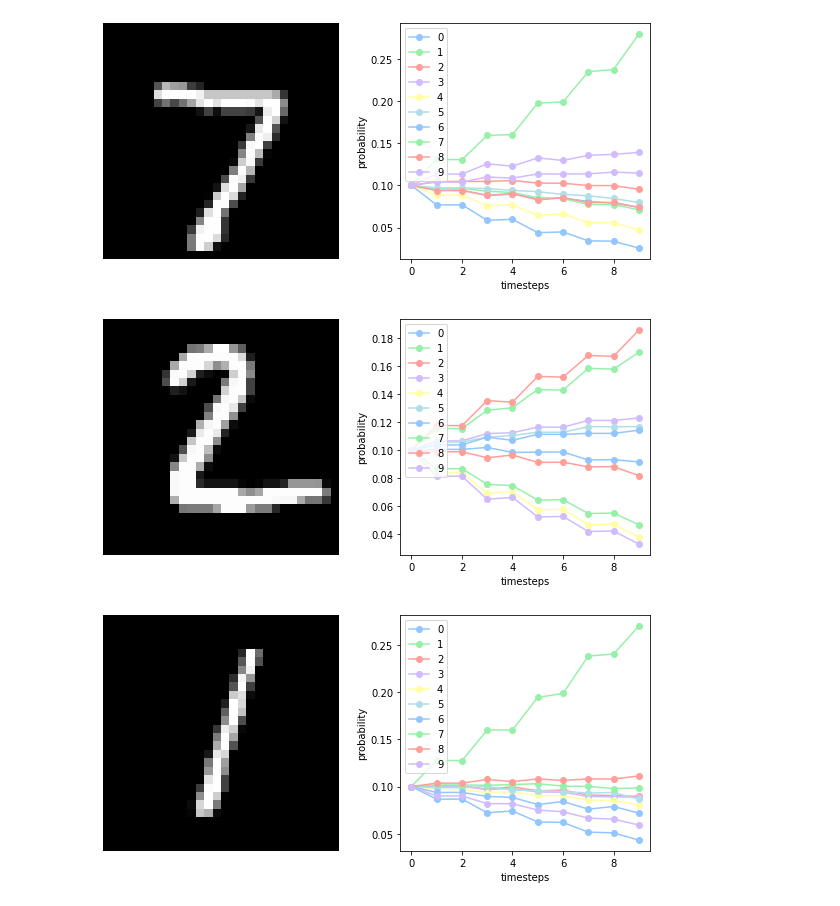
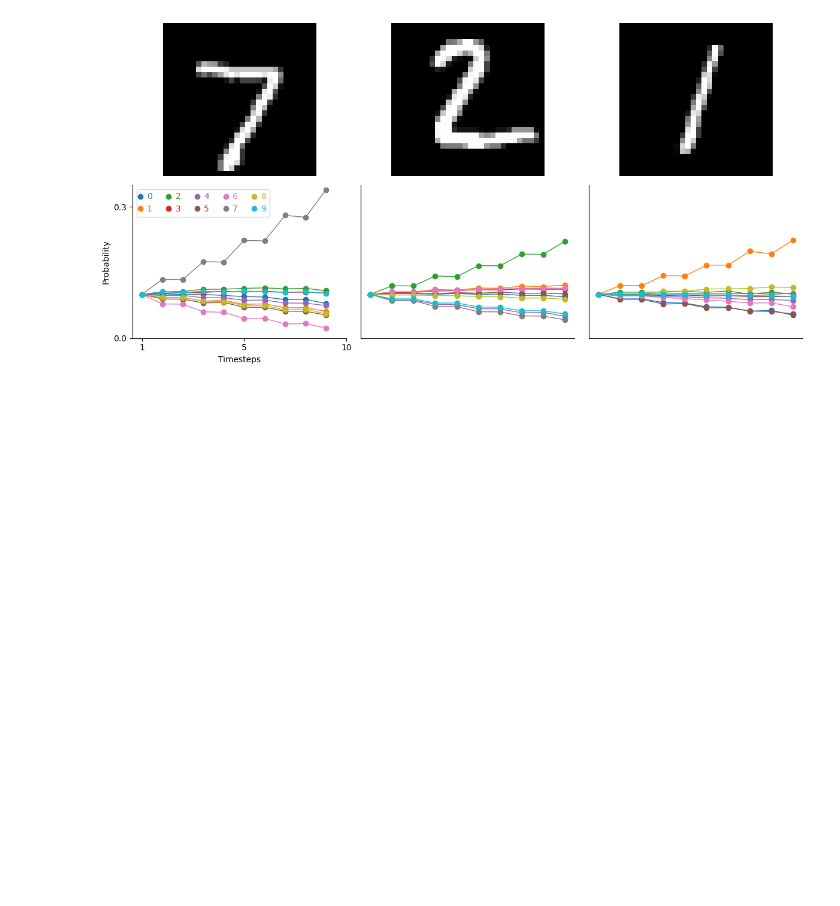
Before and after one commit to atlaie/Case-Studies, a Jupyter notebook: Custom_Spiking_MNIST.ipynb, the cells around one changed output. Saved outputs shown, nothing was run; the diff lists cells and outputs as text; code cells hidden in the pictures; blank space fills up the shorter version.

```diff
--- a/Custom_Spiking_MNIST.ipynb
+++ b/Custom_Spiking_MNIST.ipynb
@@ -5,7 +5,6 @@
 
 %matplotlib inline
 import matplotlib.pyplot as plt
-plt.style.use('seaborn-pastel')
 import numpy as np
 
 import nengo
@@ -160,17 +156,27 @@ Accuracy after training: 0.9497195482254028
 # %%
 data = sim.predict(test_images[:minibatch_size])
+fig, ax = plt.subplots(nrows = 2, ncols = 3, figsize=(12,6))
 
-for i in range(3):
-    plt.figure(figsize=(8, 4))
-    plt.subplot(1, 2, 1)
-    plt.imshow(test_images[i, 0].reshape((28, 28)), cmap="gray")
-    plt.axis("off")
+for ii in range(3):
+    axi = ax[0, ii]
+    axi.imshow(test_images[ii, 0].reshape((28, 28)), cmap="gray")
+    axi.axis("off")
 
-    plt.subplot(1, 2, 2)
-    plt.plot(tf.nn.softmax(data[out_p_filt][i]), marker = 'o')
-    plt.legend([str(i) for i in range(10)], loc="upper left")
-    plt.xlabel("timesteps")
-    plt.ylabel("probability")
-    plt.tight_layout()
+    axi = ax[1, ii]
+    axi.plot(tf.nn.softmax(data[out_p_filt][ii]), marker = 'o', lw = 1)
+    axi.set_ylim([0, 0.35])
+    if ii == 0:
+        axi.set_xlabel("Timesteps")
+        axi.set_ylabel("Probability")
+        axi.set_yticks([0, 0.3])
+        axi.set_xticks(np.arange(0, 11, 5))
+        axi.set_xticklabels(['1','5','10'])
+        axi.legend([str(i) for i in range(10)], ncol = 5, handlelength = 0, labelcolor = 'linecolor', loc = 'upper left')
+
+    else:
+        axi.set_yticks([])
+        axi.set_xticks([])
+sns.despine()
+plt.tight_layout()
 sim.close()
 # %% [output]
@@ -178,3 +183 @@ sim.close()
-[figure, old version]
+[figure, new version]
-[figure, removed]
-[figure, removed]
```
Also changed, not shown: parts of 4 cells of this notebook.
